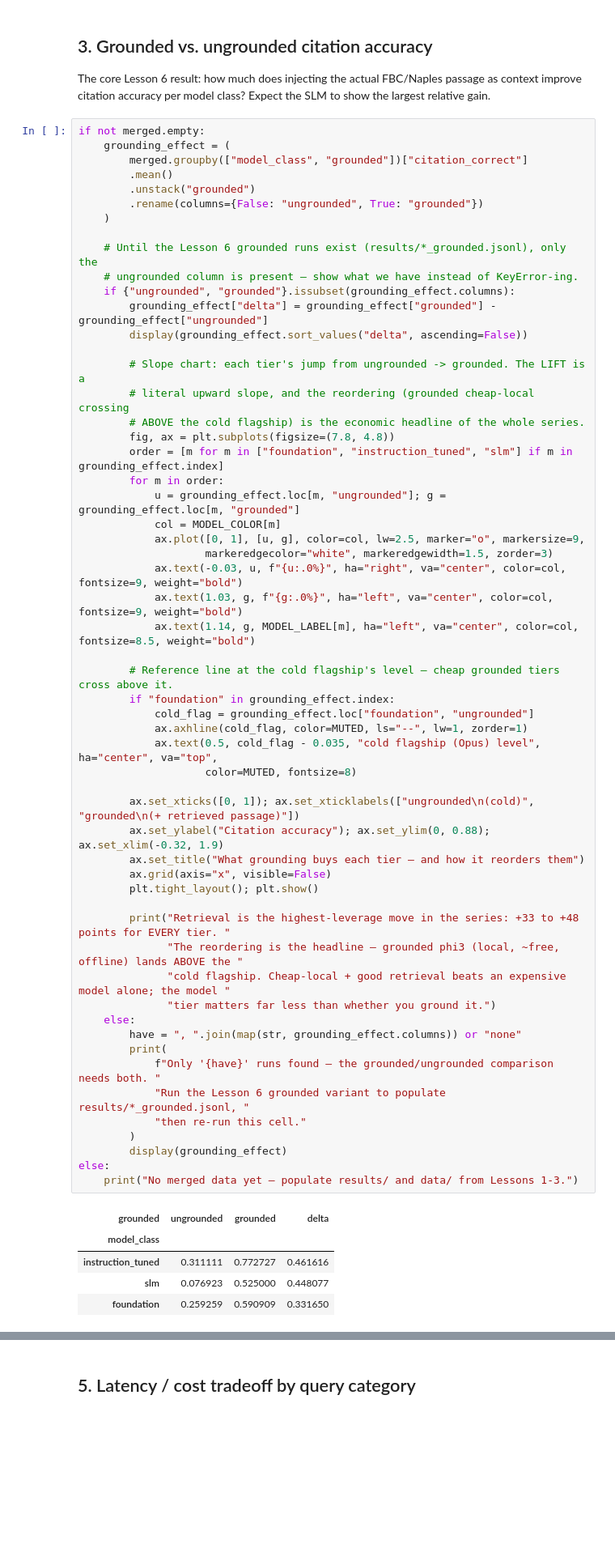
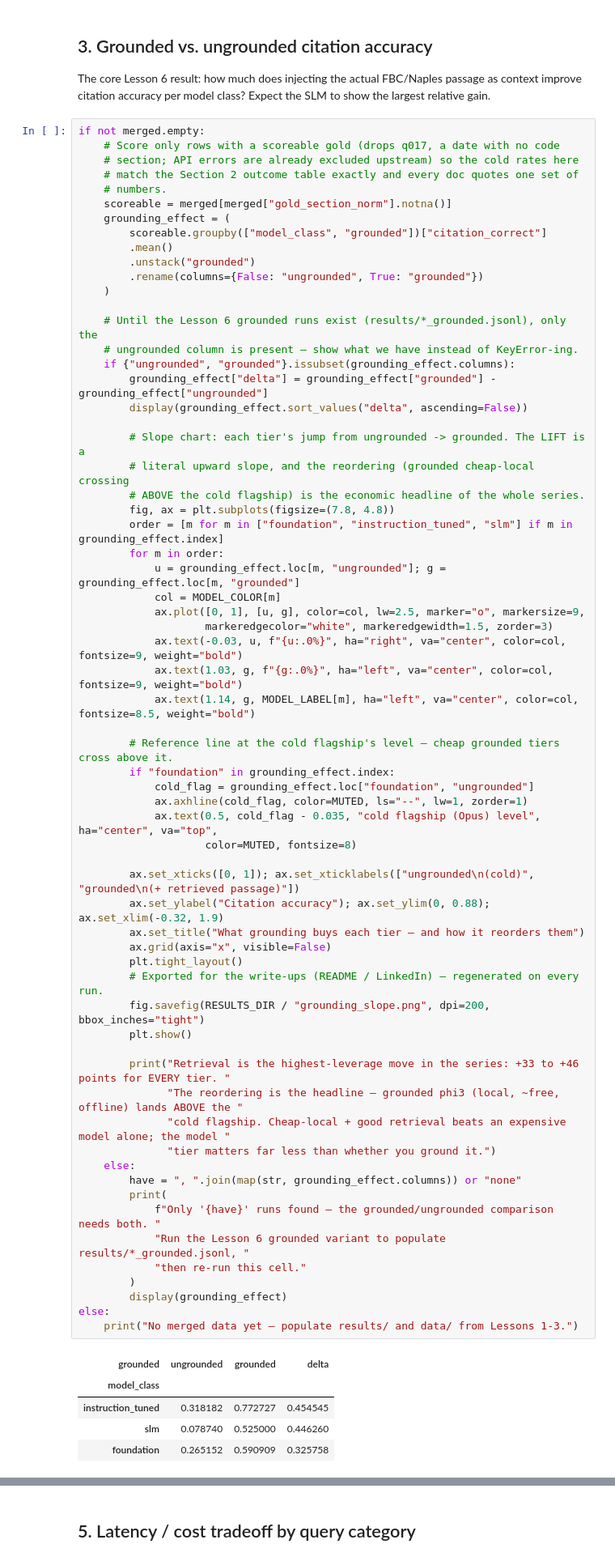
Before and after one commit to dotnetspark/fbc-model-routing-benchmark, a Jupyter notebook: analysis/benchmark_report.ipynb, the cells around one changed output, grey strips where cells are left out. Shown at 81% size. Saved outputs shown, nothing was run; the diff lists cells and outputs as text; blank space fills up the shorter version.

```diff
--- a/analysis/benchmark_report.ipynb
+++ b/analysis/benchmark_report.ipynb
@@ -289,8 +289,13 @@ To get the accurate answer, I'd recommend:
 The core Lesson 6 result: how much does injecting the actual FBC/Naples passage as context improve citation accuracy per model class? Expect the SLM to show the largest relative gain.
 # %%
 if not merged.empty:
+    # Score only rows with a scoreable gold (drops q017, a date with no code
+    # section; API errors are already excluded upstream) so the cold rates here
+    # match the Section 2 outcome table exactly and every doc quotes one set of
+    # numbers.
+    scoreable = merged[merged["gold_section_norm"].notna()]
     grounding_effect = (
-        merged.groupby(["model_class", "grounded"])["citation_correct"]
+        scoreable.groupby(["model_class", "grounded"])["citation_correct"]
         .mean()
         .unstack("grounded")
         .rename(columns={False: "ungrounded", True: "grounded"})
@@ -317,36 +322,39 @@ if not merged.empty:
             ax.text(1.14, g, MODEL_LABEL[m], ha="left", va="center", color=col, fontsize=8.5, weight="bold")
 
         # Reference line at the cold flagship's level — cheap grounded tiers cross above it.
         if "foundation" in grounding_effect.index:
             cold_flag = grounding_effect.loc["foundation", "ungrounded"]
             ax.axhline(cold_flag, color=MUTED, ls="--", lw=1, zorder=1)
             ax.text(0.5, cold_flag - 0.035, "cold flagship (Opus) level", ha="center", va="top",
                     color=MUTED, fontsize=8)
 
         ax.set_xticks([0, 1]); ax.set_xticklabels(["ungrounded\n(cold)", "grounded\n(+ retrieved passage)"])
         ax.set_ylabel("Citation accuracy"); ax.set_ylim(0, 0.88); ax.set_xlim(-0.32, 1.9)
         ax.set_title("What grounding buys each tier — and how it reorders them")
         ax.grid(axis="x", visible=False)
-        plt.tight_layout(); plt.show()
+        plt.tight_layout()
+        # Exported for the write-ups (README / LinkedIn) — regenerated on every run.
+        fig.savefig(RESULTS_DIR / "grounding_slope.png", dpi=200, bbox_inches="tight")
+        plt.show()
 
-        print("Retrieval is the highest-leverage move in the series: +33 to +48 points for EVERY tier. "
+        print("Retrieval is the highest-leverage move in the series: +33 to +46 points for EVERY tier. "
               "The reordering is the headline — grounded phi3 (local, ~free, offline) lands ABOVE the "
               "cold flagship. Cheap-local + good retrieval beats an expensive model alone; the model "
               "tier matters far less than whether you ground it.")
     else:
         have = ", ".join(map(str, grounding_effect.columns)) or "none"
         print(
             f"Only '{have}' runs found — the grounded/ungrounded comparison needs both. "
             "Run the Lesson 6 grounded variant to populate results/*_grounded.jsonl, "
             "then re-run this cell."
         )
         display(grounding_effect)
 else:
     print("No merged data yet — populate results/ and data/ from Lessons 1-3.")
 # %% [output]
 | grounded | ungrounded | grounded | delta |
 | model_class |  |  |  |
-| instruction_tuned | 0.311111 | 0.772727 | 0.461616 |
-| slm | 0.076923 | 0.525000 | 0.448077 |
-| foundation | 0.259259 | 0.590909 | 0.331650 |
+| instruction_tuned | 0.318182 | 0.772727 | 0.454545 |
+| slm | 0.078740 | 0.525000 | 0.446260 |
+| foundation | 0.265152 | 0.590909 | 0.325758 |
 [figure]
```
Also changed, not shown: parts of 2 cells of this notebook, 12 other files.
